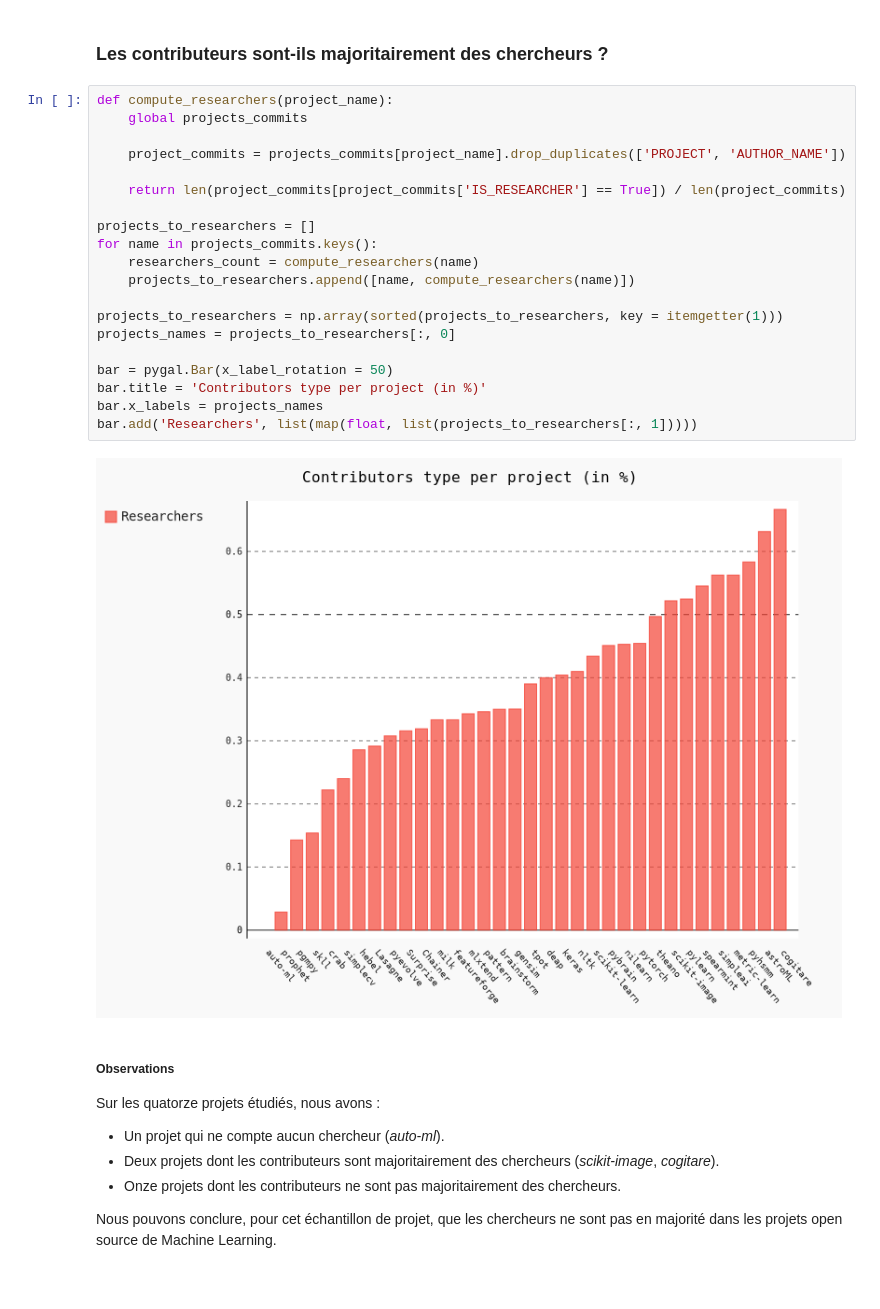
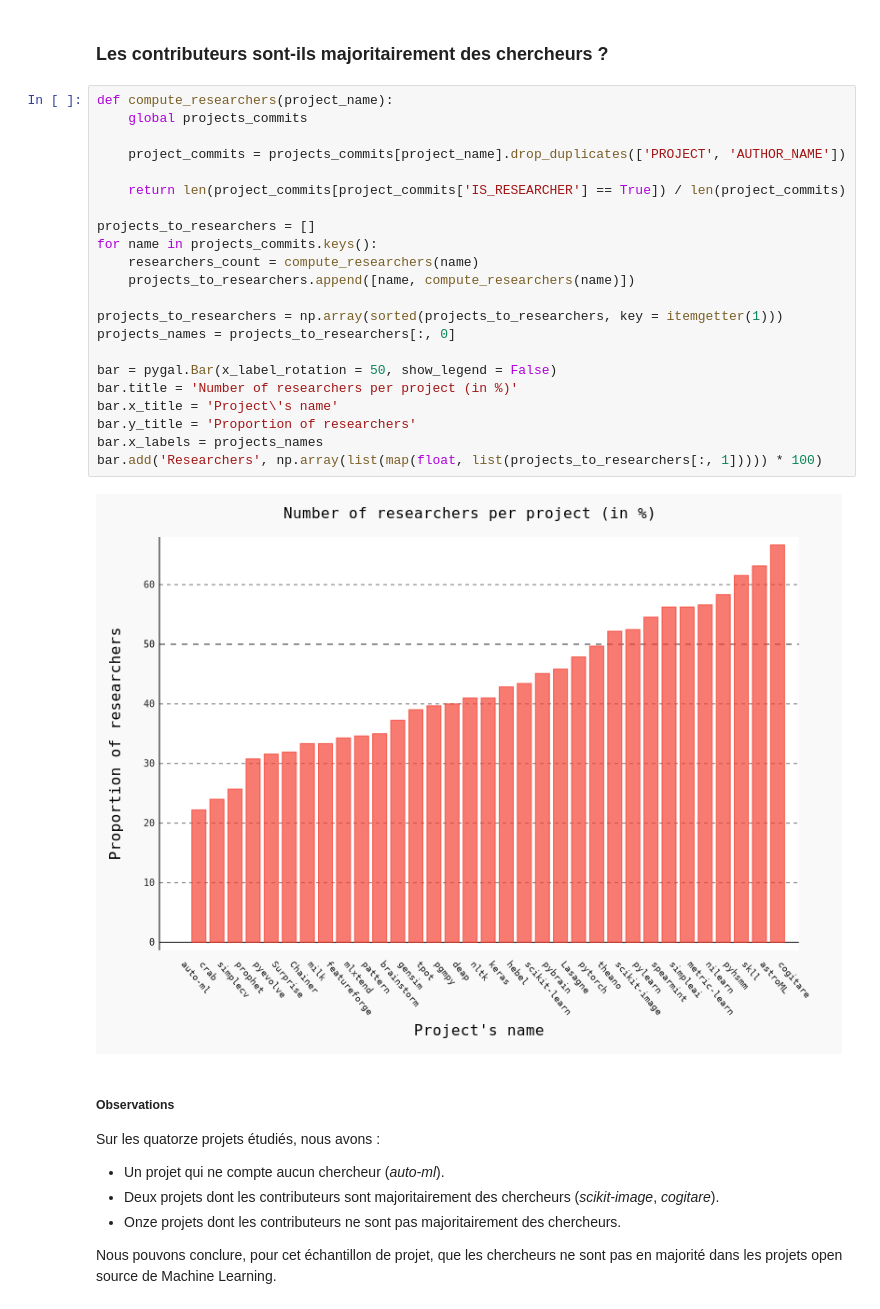
Before and after one commit to AntoineAube/commit-classification, a Jupyter notebook: researchers-contributors/are-these-projects-made-by-researchers.ipynb, the cells around one changed output. Drawn from its saved outputs; the diff is of its cells as text.

```diff
--- a/researchers-contributors/are-these-projects-made-by-researchers.ipynb
+++ b/researchers-contributors/are-these-projects-made-by-researchers.ipynb
@@ -146,25 +146,27 @@ commits.sample(3)
 # %%
 def compute_researchers(project_name):
     global projects_commits
 
     project_commits = projects_commits[project_name].drop_duplicates(['PROJECT', 'AUTHOR_NAME'])
 
     return len(project_commits[project_commits['IS_RESEARCHER'] == True]) / len(project_commits)
 
 projects_to_researchers = []
 for name in projects_commits.keys():
     researchers_count = compute_researchers(name)
     projects_to_researchers.append([name, compute_researchers(name)])
 
 projects_to_researchers = np.array(sorted(projects_to_researchers, key = itemgetter(1)))
 projects_names = projects_to_researchers[:, 0]
 
-bar = pygal.Bar(x_label_rotation = 50)
-bar.title = 'Contributors type per project (in %)'
+bar = pygal.Bar(x_label_rotation = 50, show_legend = False)
+bar.title = 'Number of researchers per project (in %)'
+bar.x_title = 'Project\'s name'
+bar.y_title = 'Proportion of researchers'
 bar.x_labels = projects_names
-bar.add('Researchers', list(map(float, list(projects_to_researchers[:, 1]))))
+bar.add('Researchers', np.array(list(map(float, list(projects_to_researchers[:, 1])))) * 100)
 # %% [output]
-[figure, old version]
+[figure, new version]
 # %% [markdown]
 ##### Observations
 
```
Also changed, not shown: parts of 23 cells of this notebook, 5 other files.
